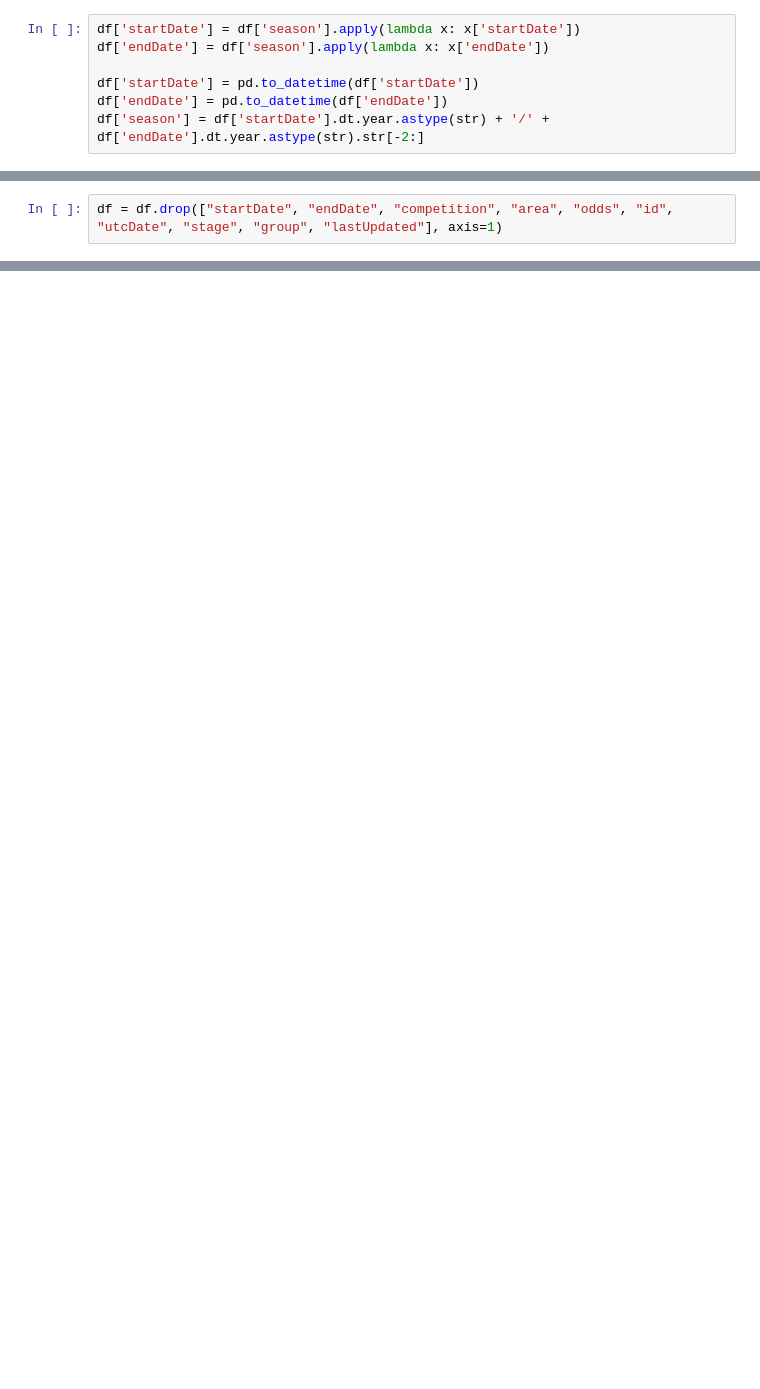
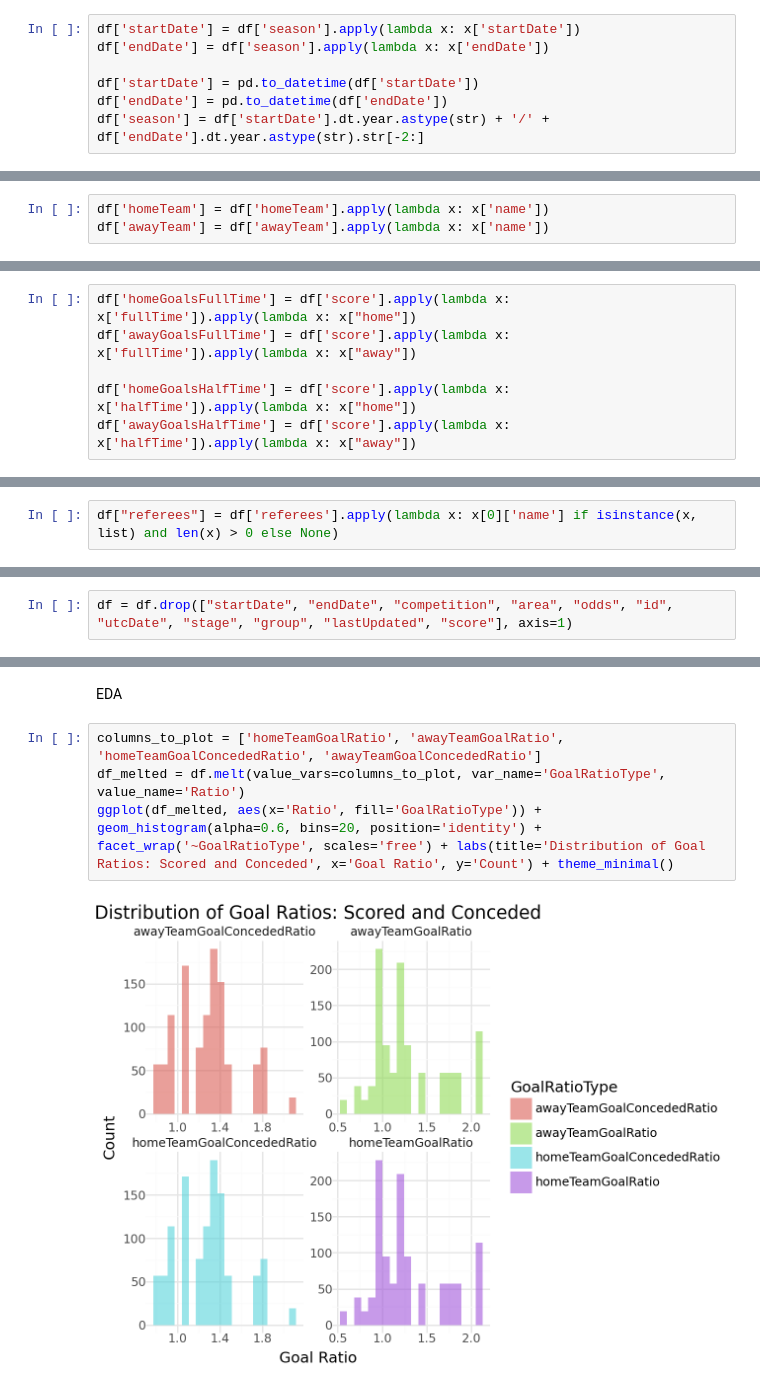
Before and after one commit to edus20/FinalDataScience, a Jupyter notebook: main.ipynb, the cells around one changed output, grey strips where cells are left out. Drawn from its saved outputs; the diff is of its cells as text; blank space fills up the shorter version.

```diff
--- a/main.ipynb
+++ b/main.ipynb
@@ -30,0 +39,3 @@ Eli
+# %%
+df['homeTeam'] = df['homeTeam'].apply(lambda x: x['name'])
+df['awayTeam'] = df['awayTeam'].apply(lambda x: x['name'])
@@ -30,0 +44,6 @@ Eli
+# %%
+df['homeGoalsFullTime'] = df['score'].apply(lambda x: x['fullTime']).apply(lambda x: x["home"])
+df['awayGoalsFullTime'] = df['score'].apply(lambda x: x['fullTime']).apply(lambda x: x["away"])
+
+df['homeGoalsHalfTime'] = df['score'].apply(lambda x: x['halfTime']).apply(lambda x: x["home"])
+df['awayGoalsHalfTime'] = df['score'].apply(lambda x: x['halfTime']).apply(lambda x: x["away"])
@@ -30,0 +52,2 @@ Eli
+# %%
+df["referees"] = df['referees'].apply(lambda x: x[0]['name'] if isinstance(x, list) and len(x) > 0 else None)
@@ -31,2 +56,2 @@ Eli
 # %%
-df = df.drop(["startDate", "endDate", "competition", "area", "odds", "id", "utcDate", "stage", "group", "lastUpdated"], axis=1)
+df = df.drop(["startDate", "endDate", "competition", "area", "odds", "id", "utcDate", "stage", "group", "lastUpdated", "score"], axis=1)
@@ -32,0 +132,8 @@ df = df.drop(["startDate", "endDate", "competition", "area", "odds", "id", "utcD
+# %% [markdown]
+EDA
+# %%
+columns_to_plot = ['homeTeamGoalRatio', 'awayTeamGoalRatio', 'homeTeamGoalConcededRatio', 'awayTeamGoalConcededRatio']
+df_melted = df.melt(value_vars=columns_to_plot, var_name='GoalRatioType', value_name='Ratio')
+ggplot(df_melted, aes(x='Ratio', fill='GoalRatioType')) + geom_histogram(alpha=0.6, bins=20, position='identity') + facet_wrap('~GoalRatioType', scales='free') + labs(title='Distribution of Goal Ratios: Scored and Conceded', x='Goal Ratio', y='Count') + theme_minimal()
+# %% [output]
+[figure, added]
```
Also changed, not shown: parts of 17 cells of this notebook.
